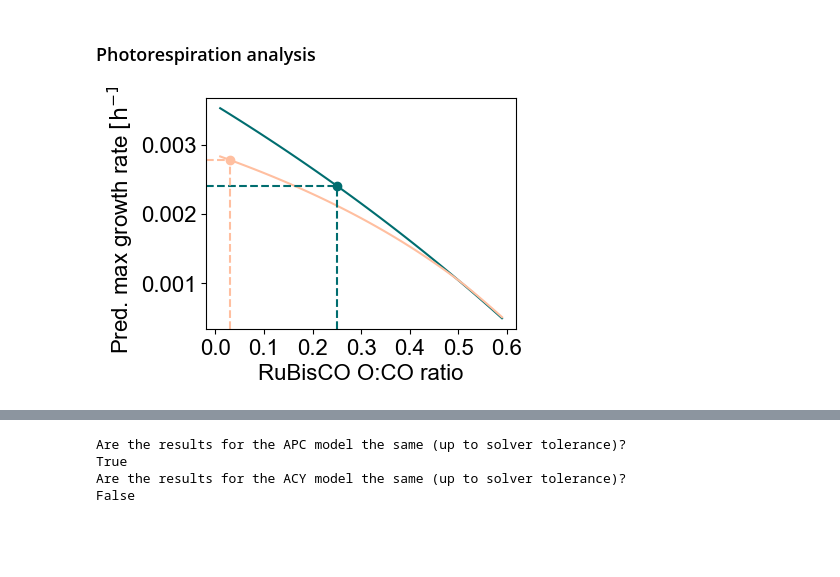
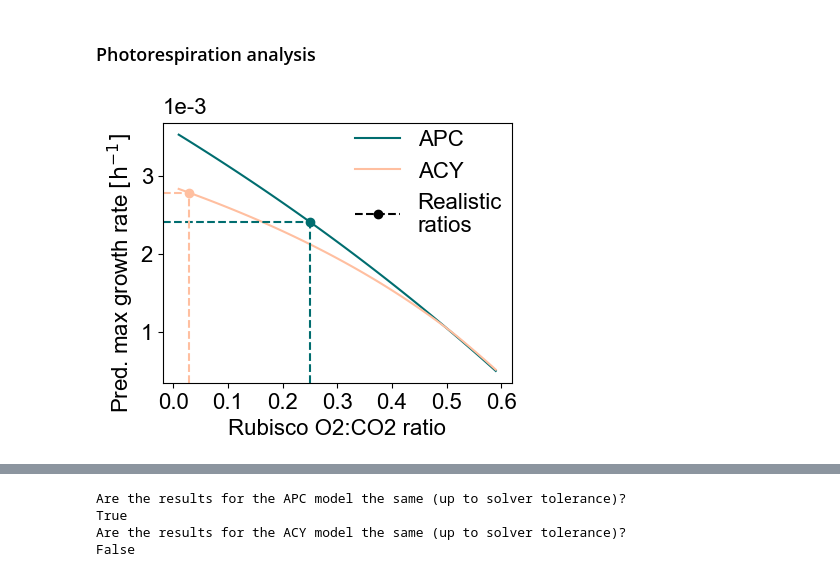
Before and after one commit to emilpaulitz/PCM, a Jupyter notebook: Code/cyanoCompare/cyanoCompare.ipynb, the cells around one changed output, grey strips where cells are left out. Saved outputs shown, nothing was run; the diff lists cells and outputs as text; code cells hidden in the pictures; blank space fills up the shorter version.

```diff
--- a/Code/cyanoCompare/cyanoCompare.ipynb
+++ b/Code/cyanoCompare/cyanoCompare.ipynb
@@ -428,10 +463,10 @@ venn_plt = venn3((translated_apc_trs, cya_trs, ara_trs), set_labels=['APC', 'ACY
       alpha = 0.7, layout_algorithm=DefaultLayoutAlgorithm(fixed_subset_sizes=(50,50,0,10,0,0,50)))
 for t in venn_plt.subset_labels:
     x, y = t.get_position()
-    if t.get_text() == '43':  # APC
-        plt.text(x - 0.06, y - 0.1, f'*9,8')
-    if t.get_text() == '53':  # ACY
-        plt.text(x - 0.05, y - 0.1, f'*1,1')
+    if t.get_text() == str(len(apc_excl_trs)):  # APC
+        plt.text(x - 0.12, y - 0.1, f'*{apc_excl_day},{apc_excl_night}')
+    if t.get_text() == str(len(acy_excl_trs)):  # ACY
+        plt.text(x - 0.05, y - 0.1, f'*{acy_excl_day},{acy_excl_night}')
 
 plt.savefig(f'{figdir}cyano_transporter_venn.png', dpi=300, transparent=True, bbox_inches='tight')
 plt.show()
@@ -515,7 +550,7 @@ Reading time = 0.01 seconds
 ### Photorespiration analysis
 # %%
 def photoresp_plot(xs, res_chloro, res_acy, c3_realistic_ratio=3, cyano_ratio=33, savename = None,
-                   figsize=(4, 3), num_yticks = 3):
+                   figsize=(4.5, 3 + 3/8), num_yticks = 3):
 
     plt.figure(figsize=figsize)
 
@@ -528,8 +563,8 @@ def photoresp_plot(xs, res_chloro, res_acy, c3_realistic_ratio=3, cyano_ratio=33
     plt.plot([1/(cyano_ratio + 1)], res_acy[cyano_idx],
             '--o', c=acy_color)
 
-    plt.xlabel('RuBisCO O:CO ratio')
-    plt.ylabel(r'Pred. max growth rate $\left[\text{h}^{-1}\right]$')
+    plt.xlabel('Rubisco O2:CO2 ratio')
+    plt.ylabel(r'Pred. max growth rate $\left[\text{h}^{-1}\right]$       ')
 
     xlim = plt.xlim()
     ylim = plt.ylim()
@@ -555,8 +590,18 @@ def photoresp_plot(xs, res_chloro, res_acy, c3_realistic_ratio=3, cyano_ratio=33
         magn += 1
     def ytick_formatting(x, pos):
         return str(int(x * (10**magn)))
+    plt.gca().yaxis.set_major_formatter(mpl.ticker.FuncFormatter(ytick_formatting))
+    plt.text(-0.02,0.0038,f'1e-{magn}')
+
     xticks = [i/10 for i in range(7)]
     plt.xticks(xticks, xticks)
+
+    # Create legend
+    handles, labels = plt.gca().get_legend_handles_labels()
+    # add the --o-- entry in black color
+    handles.append(Line2D([0], [0], color='black', linestyle='--', marker='o'))
+    labels.append('Realistic\nratios')
+    plt.legend(handles=handles, labels=labels,frameon=False, bbox_to_anchor = (1.03, 1.05), loc = 'upper right')
 
     if savename is not None:
         plt.savefig(f'{figdir}{savename}.png', dpi=300, transparent=True, bbox_inches='tight')
@@ -564,29 +609,29 @@ def photoresp_plot(xs, res_chloro, res_acy, c3_realistic_ratio=3, cyano_ratio=33
 # %%
 # Check dependence of growth on photorespiration
 xs = np.apply_along_axis(lambda y: 1/y - 1, 0, np.arange(0.01, 0.6, 0.01))
 
 const_m = get_mid(day_apc_trin, 'CONST_rubisco[h]')
 c3_realistic_ratio = 3
 res_chloro = []
 for ratio in xs:
     get_rid(day_apc_trin, 'RBO_h').add_metabolites({const_m: -get_rid(day_apc_trin, 'RBO_h').metabolites[const_m] - ratio})
     res_chloro.append(day_apc_trin.slim_optimize())
 # reset value
 get_rid(day_apc_trin, 'RBO_h').add_metabolites({const_m: -get_rid(day_apc_trin, 'RBO_h').metabolites[const_m] - c3_realistic_ratio})
 
 # simulate for cyanobacterium
 cyano_ratio = 33
 const_m = get_mid(day_acy_trin, 'CONST_rubisco[x]')
 res_acy = []
 for ratio in xs:
     get_rid(day_acy_trin, 'RBCh').add_metabolites({const_m: -get_rid(day_acy_trin, 'RBCh').metabolites[const_m] - ratio})
     res_acy.append(day_acy_trin.slim_optimize())
 # reset value
 get_rid(day_acy_trin, 'RBCh').add_metabolites({const_m: -get_rid(day_acy_trin, 'RBCh').metabolites[const_m] - cyano_ratio})
 
-photoresp_plot(xs, res_chloro, res_acy, figsize=(4,3), savename='cyano_pcm_photoresp')
+photoresp_plot(xs, res_chloro, res_acy, savename='cyano_pcm_photoresp')
 # %% [output]
-[figure, old version]
+[figure, new version]
 # %%
 # simulate again for cyanobacterium with the water sink removed
 cyano_ratio = 33
```
Also changed, not shown: parts of 23 cells of this notebook, 20 other files.
